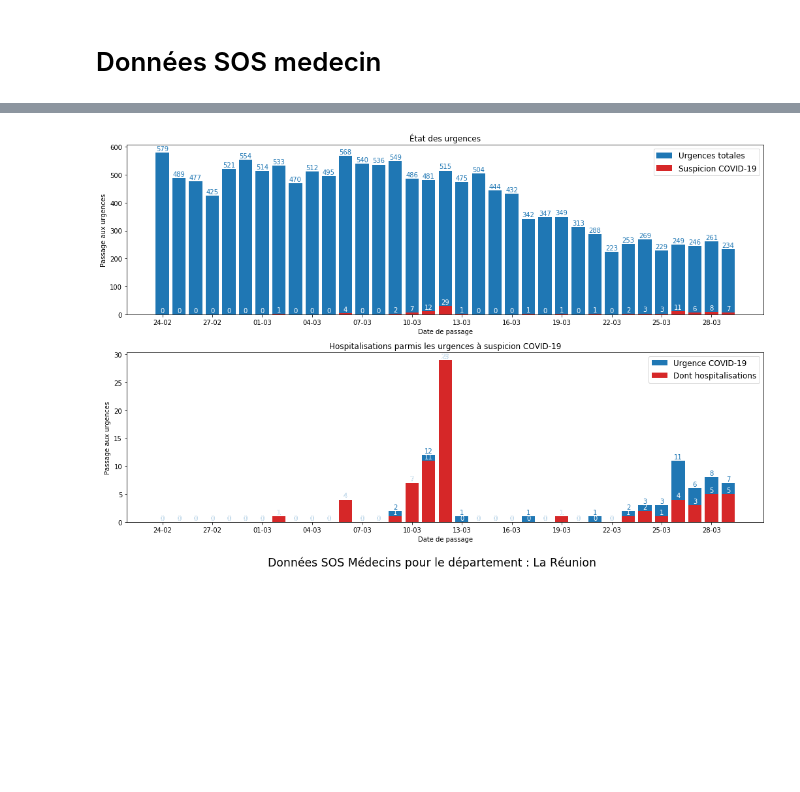
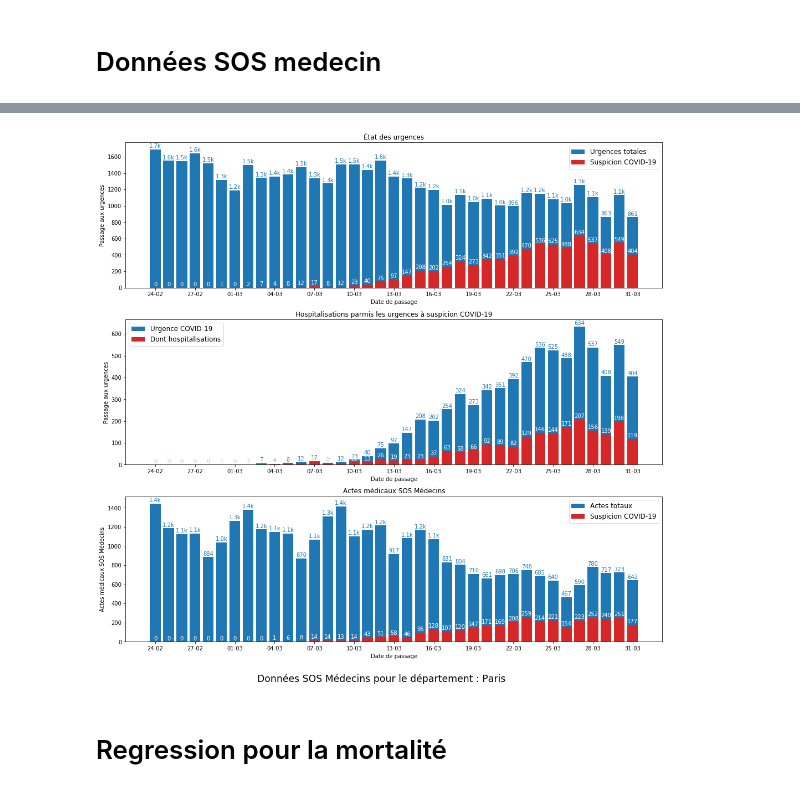
Before and after one commit to alexBDG/Covid-19, a Jupyter notebook: data_visualisation.ipynb, the cells around one changed output, grey strips where cells are left out. Saved outputs shown, nothing was run; the diff lists cells and outputs as text; code cells hidden in the pictures; blank space fills up the shorter version.

```diff
--- a/data_visualisation.ipynb
+++ b/data_visualisation.ipynb
@@ -792,7 +890,7 @@ def autolabel2(rects, axe=None, color=None):
                      color=color)
 
 
-def sosMedecin(idDep=None, idReg=None, sauvegarde=False):
+def sosMedecins(idDep=None, idReg=None, sauvegarde=False):
     if idDep is not None:
         etude = donnees_sos["departement"].copy()
         if idDep < 10:
@@ -800,17 +898,21 @@ def sosMedecin(idDep=None, idReg=None, sauvegarde=False):
         etude = etude[etude["dep"]==str(idDep)]
         decoupage = "le département"
         nom_etude = idVersDepartement(idDep)
+        nom_sauvegarde = "afficheSOSDepartement-" + str(idDep)
+
     elif idReg is not None:
         etude = donnees_sos["region"].copy()
-        if idReg < 10:
-            idReg = "0" + str(idReg)
-        etude = etude[etude["reg"]==str(idReg)]
+        etude = etude[etude["reg"]==idReg]
         decoupage = "la région"
         nom_etude = idVersRegion(idReg)
+        nom_sauvegarde = "afficheSOSRegion-" + str(idReg)
+
     else:
         etude = donnees_sos["pays"].copy()
         decoupage = "le pays"
         nom_etude = "France"
+        nom_sauvegarde = "afficheSOSPays"
+
 
     # On selectionne la tranche d'âge des patients (ici tous)
     etude = etude[etude["sursaud_cl_age_corona"]=="0"]
@@ -819,11 +921,16 @@ def sosMedecin(idDep=None, idReg=None, sauvegarde=False):
     etude["date_de_passage"] = etude["date_de_passage"].apply(dateRenomme)
     sos_dates = [el for (i, el) in enumerate(etude["date_de_passage"].values) if i%3==0]
 
-    plot_lines = 2
+    plot_lines = 1
+    plot_fig2, plot_fig3 = False, False
+    if (etude["nbre_pass_corona"].isna().sum() != len(etude["nbre_pass_corona"])) or \
+        (etude["nbre_hospit_corona"].isna().sum() != len(etude["nbre_hospit_corona"])):
+        plot_fig2 = True
+        plot_lines += 1
     if (etude["nbre_acte_tot"].isna().sum() != len(etude["nbre_acte_tot"])) or \
         (etude["nbre_acte_corona"].isna().sum() != len(etude["nbre_acte_corona"])):
-        fig3 = True
-        plot_lines = 3
+        plot_fig3 = True
+        plot_lines += 1
 
     # Initialisation de la figure
     fig = plt.figure(figsize=(16,plot_lines*5))
@@ -835,46 +942,50 @@ def sosMedecin(idDep=None, idReg=None, sauvegarde=False):
     autolabel2(b1, axe=ax1, color="C0")
     b2 = plt.bar(etude["date_de_passage"], etude["nbre_pass_corona"], color="C3")
     autolabel(b2, axe=ax1, color="w")
     plt.ylabel("Passage aux urgences")
     plt.xlabel("Date de passage")
     plt.xticks(sos_dates)
     plt.legend((b1[0], b2[0]), ('Urgences totales', 'Suspicion COVID-19'), fontsize="large")
+    iter_fig = 2
 
     # Sous figure 2
-    ax2 = fig.add_subplot(plot_lines, 1, 2)
-    ax2.set_title("Hospitalisations parmis les urgences à suspicion COVID-19")
-    b1 = plt.bar(etude["date_de_passage"], etude["nbre_pass_corona"], color="C0")
-    autolabel2(b1, axe=ax2, color="C0")
-    b2 = plt.bar(etude["date_de_passage"], etude["nbre_hospit_corona"], color="C3")
-    autolabel(b2, axe=ax2, color="w")
-    plt.ylabel("Passage aux urgences")
-    plt.xlabel("Date de passage")
-    plt.xticks(sos_dates)
-    plt.legend((b1[0], b2[0]), ('Urgence COVID-19', 'Dont hospitalisations'), fontsize="large")
+    if plot_fig2:
+        ax2 = fig.add_subplot(plot_lines, 1, iter_fig)
+        ax2.set_title("Hospitalisations parmis les urgences à suspicion COVID-19")
+        b1 = plt.bar(etude["date_de_passage"], etude["nbre_pass_corona"], color="C0")
+        autolabel2(b1, axe=ax2, color="C0")
+        b2 = plt.bar(etude["date_de_passage"], etude["nbre_hospit_corona"], color="C3")
+        autolabel(b2, axe=ax2, color="w")
+        plt.ylabel("Passage aux urgences")
+        plt.xlabel("Date de passage")
+        plt.xticks(sos_dates)
+        plt.legend((b1[0], b2[0]), ('Urgence COVID-19', 'Dont hospitalisations'), fontsize="large")
+        iter_fig += 1
 
     # Sous figure 3
-    if (etude["nbre_acte_tot"].isna().sum() != len(etude["nbre_acte_tot"])) or \
-        (etude["nbre_acte_corona"].isna().sum() != len(etude["nbre_acte_corona"])):
-        ax3 = fig.add_subplot(plot_lines, 1, 3)
+    if plot_fig3:
+        ax3 = fig.add_subplot(plot_lines, 1, iter_fig)
         ax3.set_title("Actes médicaux SOS Médecins")
         b1 = plt.bar(etude["date_de_passage"], etude["nbre_acte_tot"], color="C0")
         autolabel2(b1, axe=ax3, color="C0")
         b2 = plt.bar(etude["date_de_passage"], etude["nbre_acte_corona"], color="C3")
         autolabel(b2, axe=ax3, color="w")
         plt.ylabel("Actes médicaux SOS Médecins")
         plt.xlabel("Date de passage")
         plt.xticks(sos_dates)
         plt.legend((b1[0], b2[0]), ('Actes totaux', 'Suspicion COVID-19'), fontsize="large")
 
 
 
     fig.suptitle("Données SOS Médecins pour {0} : {1}".format(decoupage ,nom_etude), y=0.035, fontsize="xx-large")
     fig.tight_layout(rect=[0.05, 0.05, 0.95, 0.95])
 
     if sauvegarde:
-        plt.savefig(os.path.join(dossier_images, "affichePaysSOS"))
+        plt.savefig(os.path.join(dossier_images, nom_sauvegarde))
 
 
-sosMedecin(idDep=974)
+sosMedecins(idDep=75)
 # %% [output]
-[figure, old version]
+[figure, new version]
+# %% [markdown]
+# Regression pour la mortalité
```
Also changed, not shown: parts of 15 cells of this notebook.
